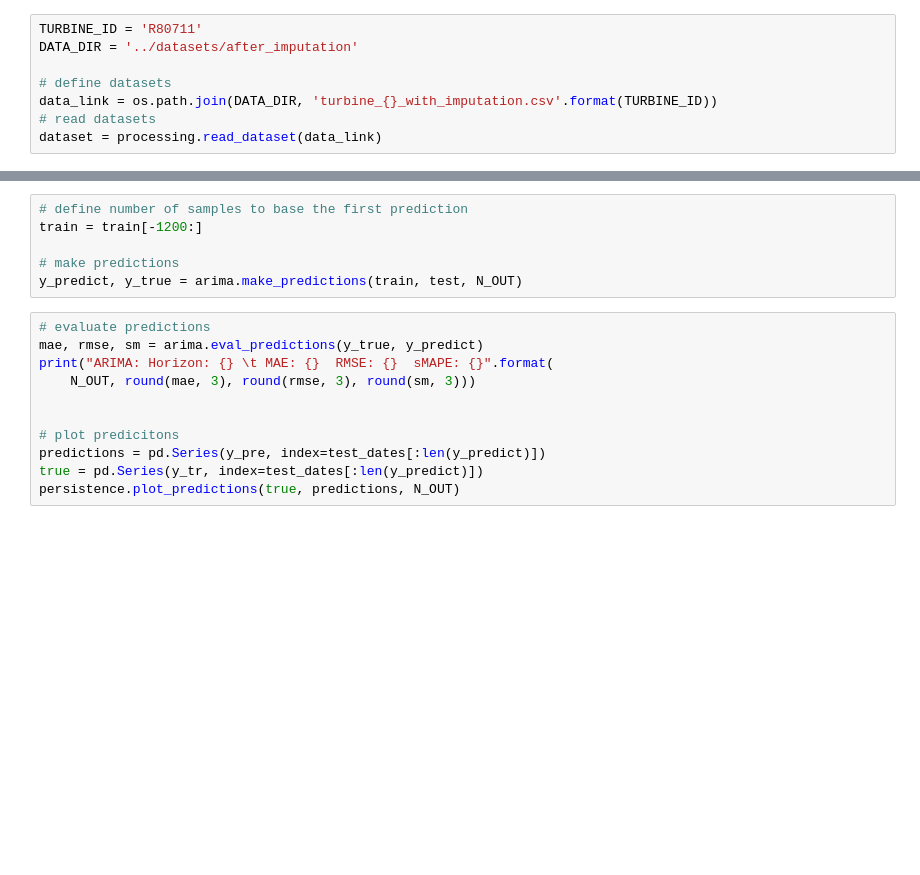
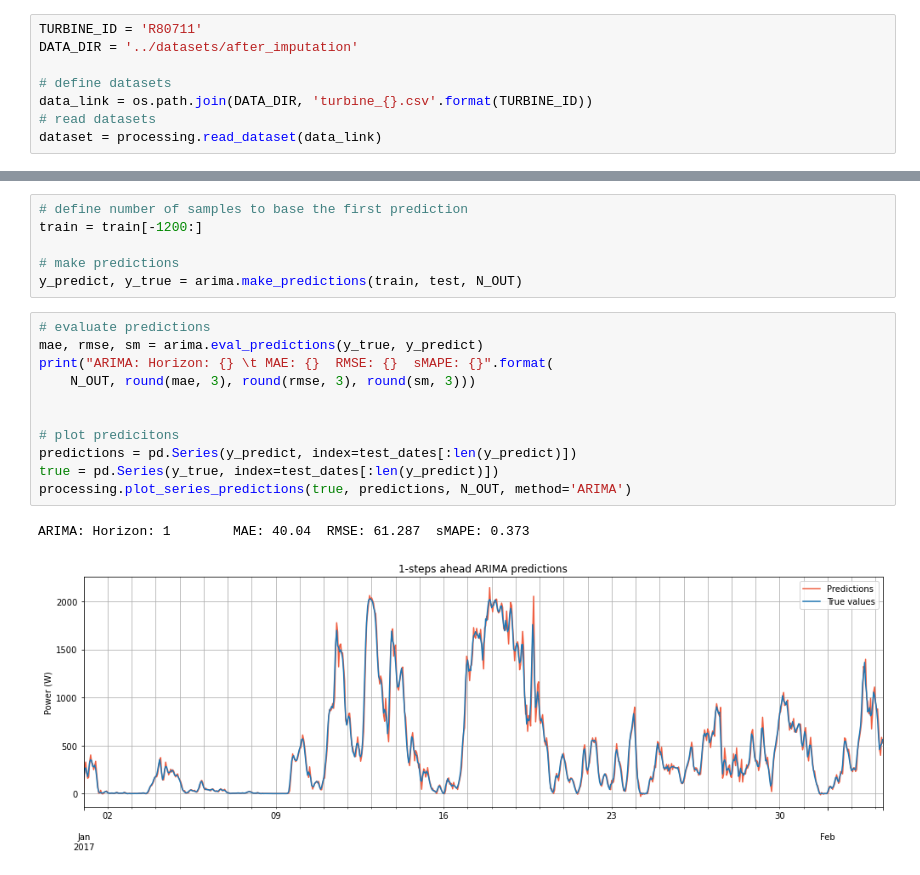
Before and after one commit to esvazas/wind_power_forecasting, a Jupyter notebook: notebooks/5_ARIMA_forecasting.ipynb, the cells around one changed output, grey strips where cells are left out. Saved outputs shown, nothing was run; the diff lists cells and outputs as text; blank space fills up the shorter version.

```diff
--- a/notebooks/5_ARIMA_forecasting.ipynb
+++ b/notebooks/5_ARIMA_forecasting.ipynb
@@ -21,7 +21,7 @@ TURBINE_ID = 'R80711'
 DATA_DIR = '../datasets/after_imputation'
 
 # define datasets
-data_link = os.path.join(DATA_DIR, 'turbine_{}_with_imputation.csv'.format(TURBINE_ID))
+data_link = os.path.join(DATA_DIR, 'turbine_{}.csv'.format(TURBINE_ID))
 # read datasets
 dataset = processing.read_dataset(data_link)
 # %%
@@ -44,11 +44,14 @@ y_predict, y_true = arima.make_predictions(train, test, N_OUT)
 # %%
 # evaluate predictions
 mae, rmse, sm = arima.eval_predictions(y_true, y_predict)
 print("ARIMA: Horizon: {} \t MAE: {}  RMSE: {}  sMAPE: {}".format(
     N_OUT, round(mae, 3), round(rmse, 3), round(sm, 3)))
 
 
 # plot predicitons
-predictions = pd.Series(y_pre, index=test_dates[:len(y_predict)])
-true = pd.Series(y_tr, index=test_dates[:len(y_predict)])
-persistence.plot_predictions(true, predictions, N_OUT)
+predictions = pd.Series(y_predict, index=test_dates[:len(y_predict)])
+true = pd.Series(y_true, index=test_dates[:len(y_predict)])
+processing.plot_series_predictions(true, predictions, N_OUT, method='ARIMA')
+# %% [output]
+ARIMA: Horizon: 1        MAE: 40.04  RMSE: 61.287  sMAPE: 0.373
+[figure, added]
```
Also changed, not shown: 4 other files.
